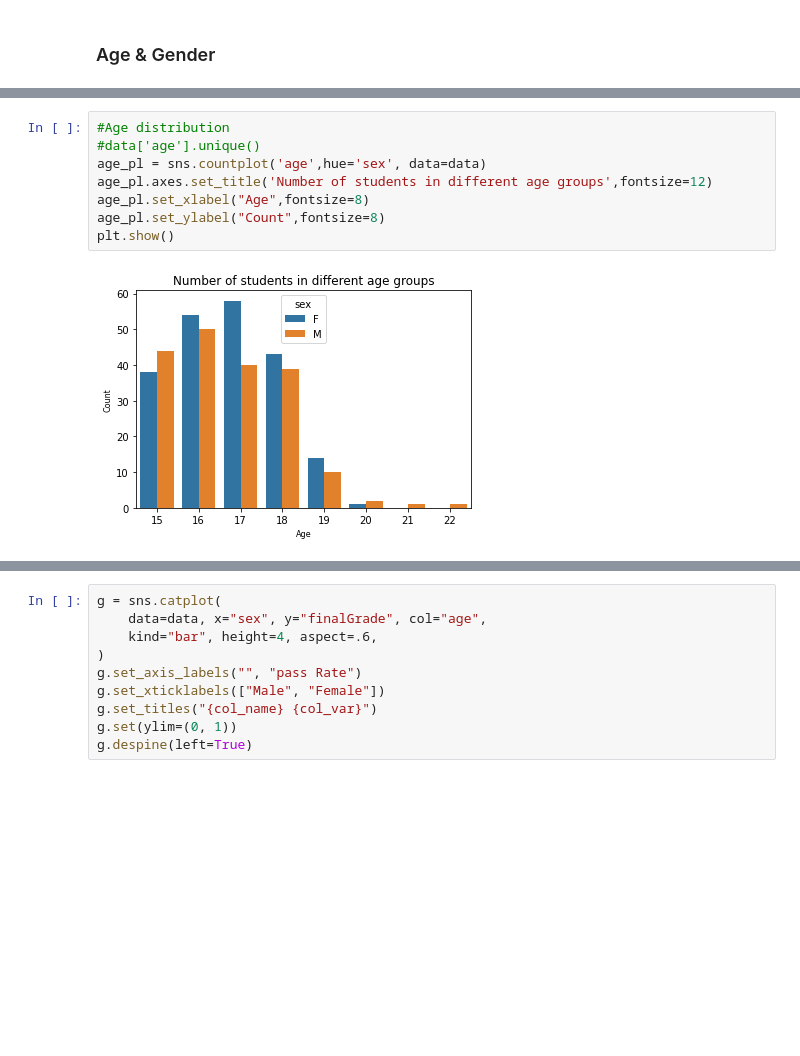
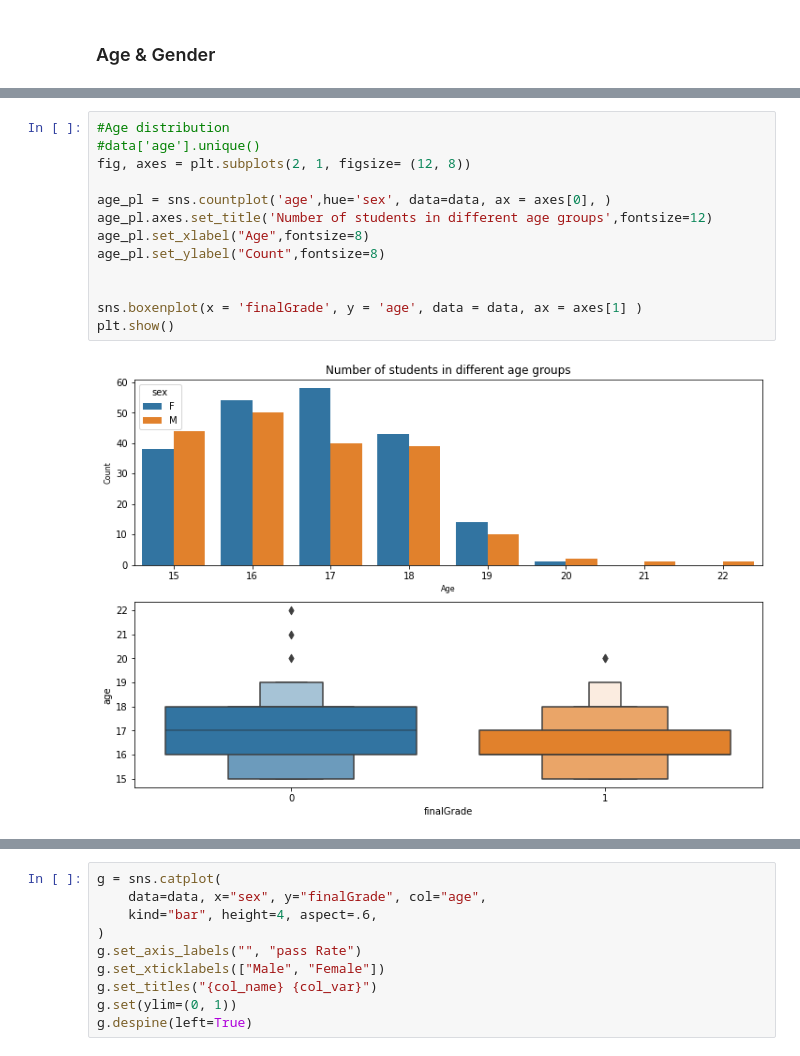
Before and after one commit to zshi719/student_grade_prediction, a Jupyter notebook: project_model.ipynb, the cells around one changed output, grey strips where cells are left out. Cells and saved outputs as stored; diff of their text form; blank space fills up the shorter version.

```diff
--- a/project_model.ipynb
+++ b/project_model.ipynb
@@ -37,13 +38,18 @@ ValueError: Could not interpret input 'finalGrade'
 # %%
 #Age distribution
 #data['age'].unique()
-age_pl = sns.countplot('age',hue='sex', data=data)
+fig, axes = plt.subplots(2, 1, figsize= (12, 8))
+
+age_pl = sns.countplot('age',hue='sex', data=data, ax = axes[0], )
 age_pl.axes.set_title('Number of students in different age groups',fontsize=12)
 age_pl.set_xlabel("Age",fontsize=8)
 age_pl.set_ylabel("Count",fontsize=8)
+
+
+sns.boxenplot(x = 'finalGrade', y = 'age', data = data, ax = axes[1] )
 plt.show()
 # %% [output]
-[figure, old version]
+[figure, new version]
 # %%
 #Whether there's a gender difference in grade distribution in G3
 fig, axes = plt.subplots(1, 3, figsize= (12, 8))
```
Also changed, not shown: parts of 7 cells of this notebook.
